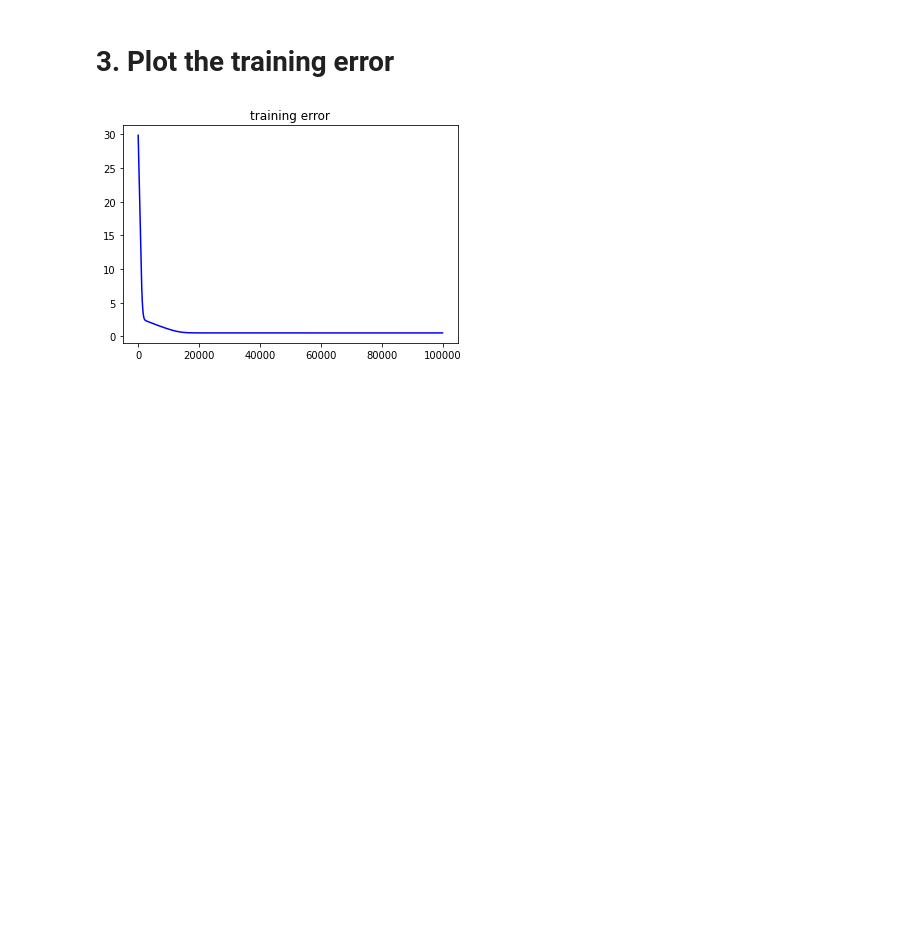
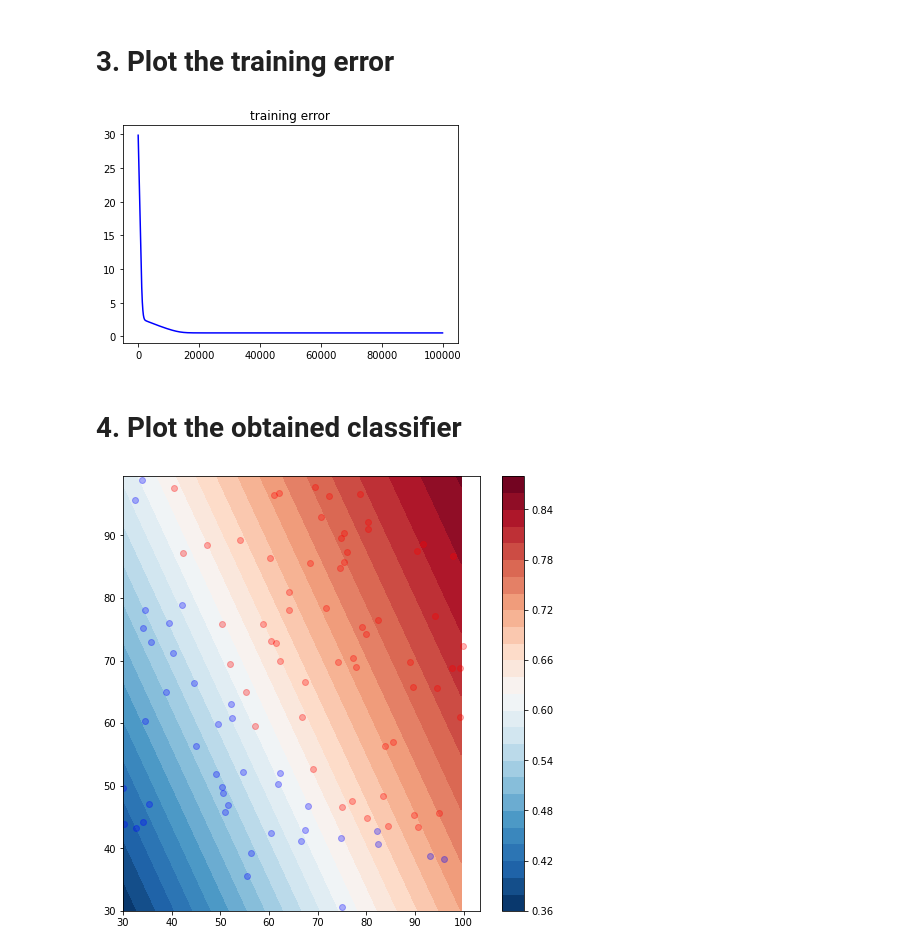
Before and after one commit to ahyen/ML-assignment, a Jupyter notebook: Assignment05.ipynb, the cells around one changed output. Cells and saved outputs as stored; diff of their text form; code cells hidden in the pictures; blank space fills up the shorter version.

Commit message:
Plot the obtained classifier

```diff
--- a/Assignment05.ipynb
+++ b/Assignment05.ipynb
@@ -89,3 +89,24 @@ plt.title('training error')
 plt.show()
 # %% [output]
 [figure]
+# %% [markdown]
+# **4. Plot the obtained classifier**
+# %%
+#set range
+x_value = np.arange(30, 100, 0.5)
+y_value = np.arange(30, 100, 0.5)
+X, Y = np.meshgrid(x_value, y_value)
+
+Z = theta0 + X * theta1 + Y * theta2
+sigmoid_Z = 1/(1 + np.exp(-Z))
+
+plt.figure(figsize=(8, 8))
+color_map = plt.contourf(X, Y, sigmoid_Z, 30, cmap = plt.cm.RdBu_r)
+plt.colorbar(color_map)
+
+#plot the training data points
+plt.scatter(x_label0, y_label0, alpha=0.3, c='b')
+plt.scatter(x_label1, y_label1, alpha=0.3, c='r')
+plt.show()
+# %% [output]
+[figure, added]
```
